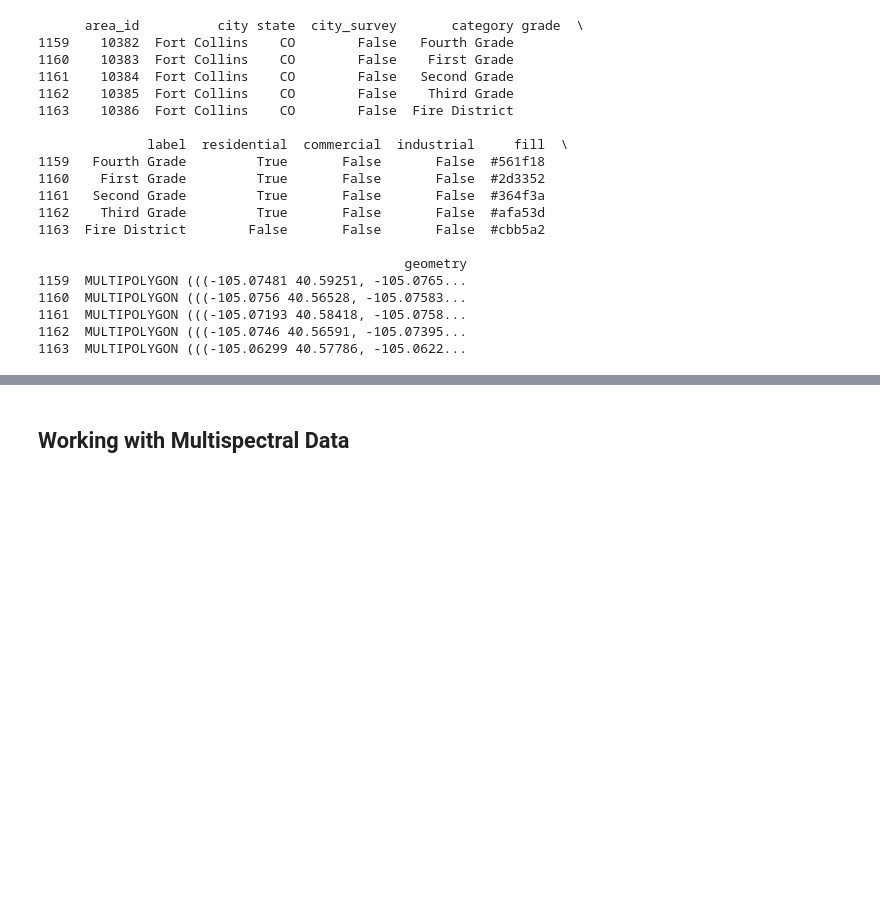
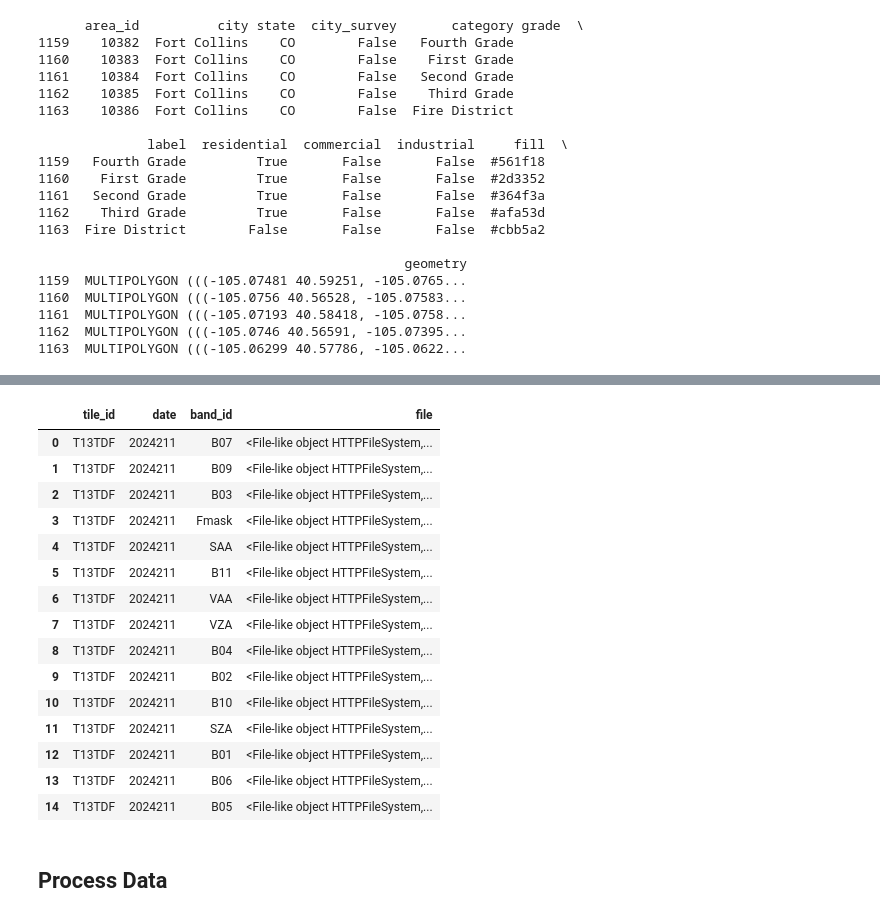
Before and after one commit to earthlab-education/fundamentals-04-redlining-ZimmZone, a Jupyter notebook: notebooks/Fort Collins Redlining.ipynb, the cells around one changed output, grey strips where cells are left out. Cells and saved outputs as stored; diff of their text form; code cells hidden in the pictures; blank space fills up the shorter version.

```diff
--- a/notebooks/Fort Collins Redlining.ipynb
+++ b/notebooks/Fort Collins Redlining.ipynb
@@ -176,2 +286,38 @@ if not os.path.exists(hls_dir):
+# %%
+# Compile a regular expression to search for metadata
+uri_re = re.compile(
+    r"HLS\.L30\.(?P<tile_id>T[0-9A-Z]+)\.(?P<date>\d+)T\d+\.v2\.0\.(?P<band_id>.+)\.tif"
+)
+
+# Find all the metadata in the file name
+uri_groups = [
+   uri_re.search(fort_collins_files.full_name).groupdict()
+   for fort_collins_files in fort_collins_files]
+
+# Create a DataFrame with the metadata
+raster_df = pd.DataFrame(uri_groups)
+
+# Add the File-like URI to the DataFrame
+raster_df['file'] = fort_collins_files
+
+# Check the results
+raster_df
+# %% [output]
+|  | tile_id | date | band_id | file |
+| 0 | T13TDF | 2024211 | B07 | <File-like object HTTPFileSystem,... |
+| 1 | T13TDF | 2024211 | B09 | <File-like object HTTPFileSystem,... |
+| 2 | T13TDF | 2024211 | B03 | <File-like object HTTPFileSystem,... |
+| 3 | T13TDF | 2024211 | Fmask | <File-like object HTTPFileSystem,... |
+| 4 | T13TDF | 2024211 | SAA | <File-like object HTTPFileSystem,... |
+| 5 | T13TDF | 2024211 | B11 | <File-like object HTTPFileSystem,... |
+| 6 | T13TDF | 2024211 | VAA | <File-like object HTTPFileSystem,... |
+| 7 | T13TDF | 2024211 | VZA | <File-like object HTTPFileSystem,... |
+| 8 | T13TDF | 2024211 | B04 | <File-like object HTTPFileSystem,... |
+| 9 | T13TDF | 2024211 | B02 | <File-like object HTTPFileSystem,... |
+| 10 | T13TDF | 2024211 | B10 | <File-like object HTTPFileSystem,... |
+| 11 | T13TDF | 2024211 | SZA | <File-like object HTTPFileSystem,... |
+| 12 | T13TDF | 2024211 | B01 | <File-like object HTTPFileSystem,... |
+| 13 | T13TDF | 2024211 | B06 | <File-like object HTTPFileSystem,... |
+| 14 | T13TDF | 2024211 | B05 | <File-like object HTTPFileSystem,... |
 # %% [markdown]
-## Working with Multispectral Data
+## Process Data
```
Also changed, not shown: parts of 28 cells of this notebook.
